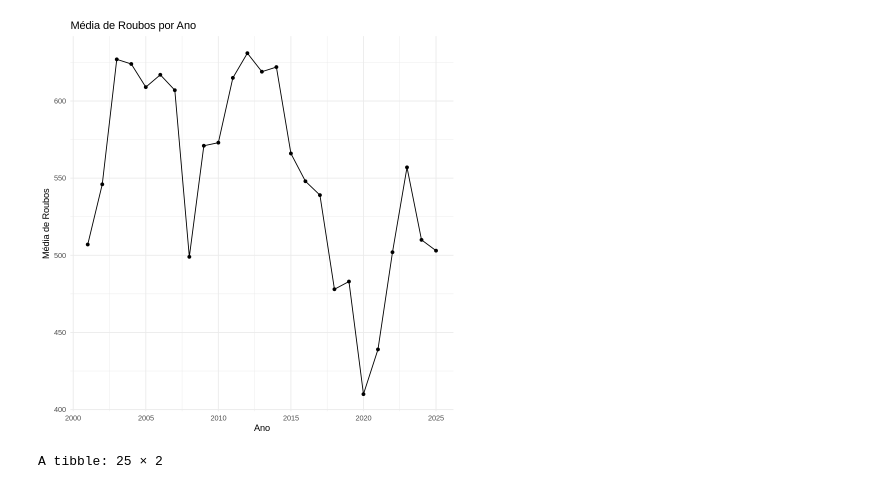
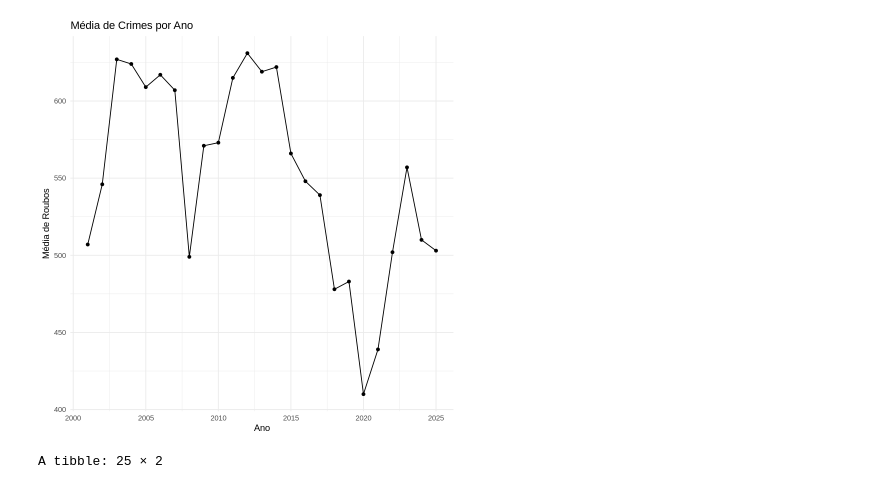
Before and after one commit to nicolasallp/tar-01-26-Davi-Kayky-Nicolas, a Jupyter notebook: criminalidade/estatisticas_criminalidade.ipynb, the cells around one changed output. Cells and saved outputs as stored; diff of their text form; code cells hidden in the pictures.

```diff
--- a/criminalidade/estatisticas_criminalidade.ipynb
+++ b/criminalidade/estatisticas_criminalidade.ipynb
@@ -15,19 +39,19 @@ df <- read.csv("criminalidade_baixada_santista.csv")
 # %%
 # Calculando a média anual e plotando gráfico de linha
 df %>%
   group_by(ANO) %>%
   summarise(MEDIA = round(mean(TOTAL_CRIME, na.rm = TRUE))) %>%
   ggplot(aes(x = ANO, y = MEDIA)) +
   geom_line() +
   geom_point() +
   labs(
-    title = "Média de Roubos por Ano",
+    title = "Média de Crimes por Ano",
     x = "Ano",
     y = "Média de Roubos"
   ) +
   theme_minimal()
 # %% [output]
-[figure, old version]
+[figure, new version]
 # %%
 # Calculando a mediana anual de crimes
 df %>% group_by(ANO) %>% summarise(MEDIANA = median(TOTAL_CRIME, na.rm = TRUE))
```
Also changed, not shown: parts of 4 cells of this notebook.
